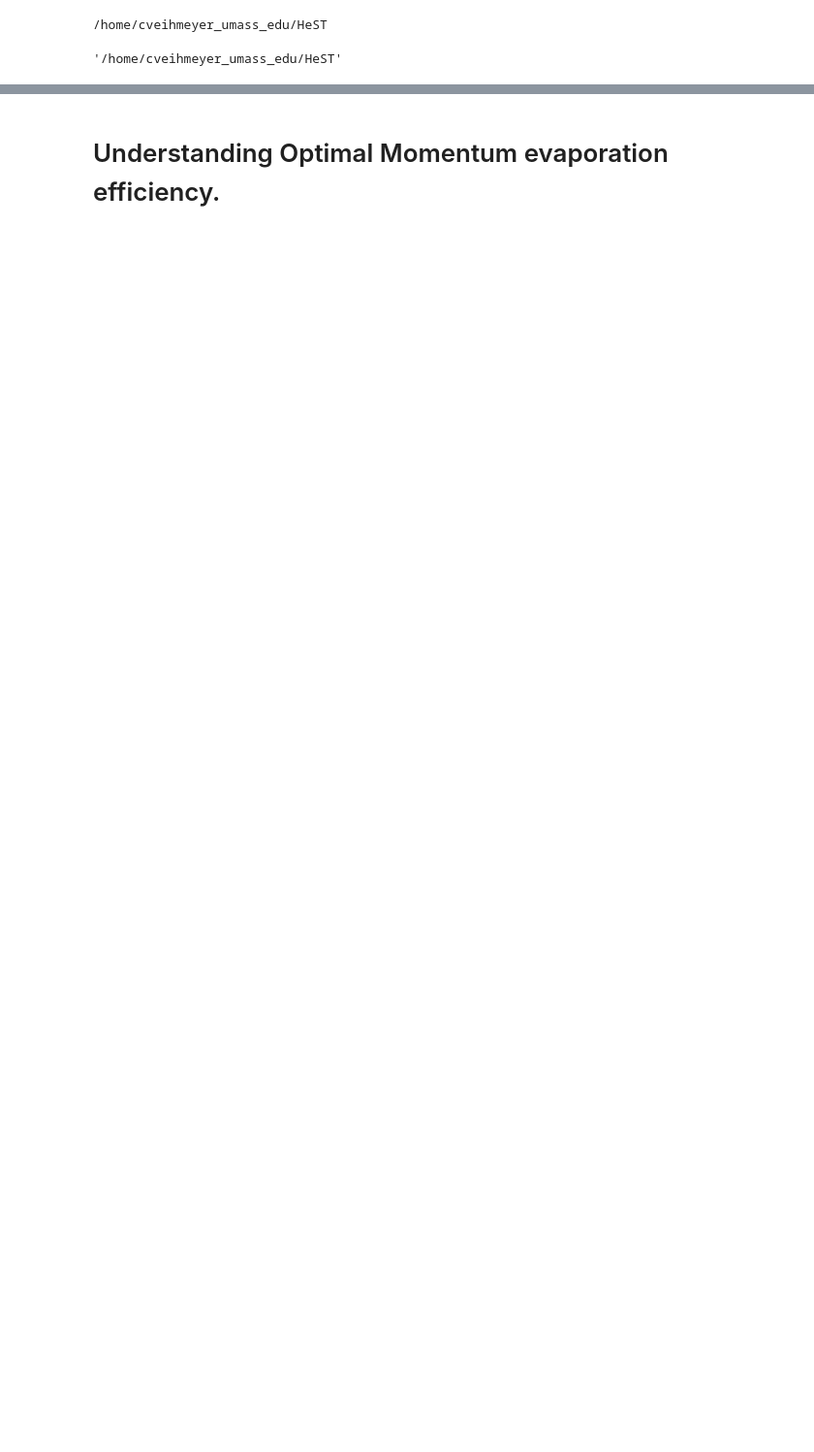
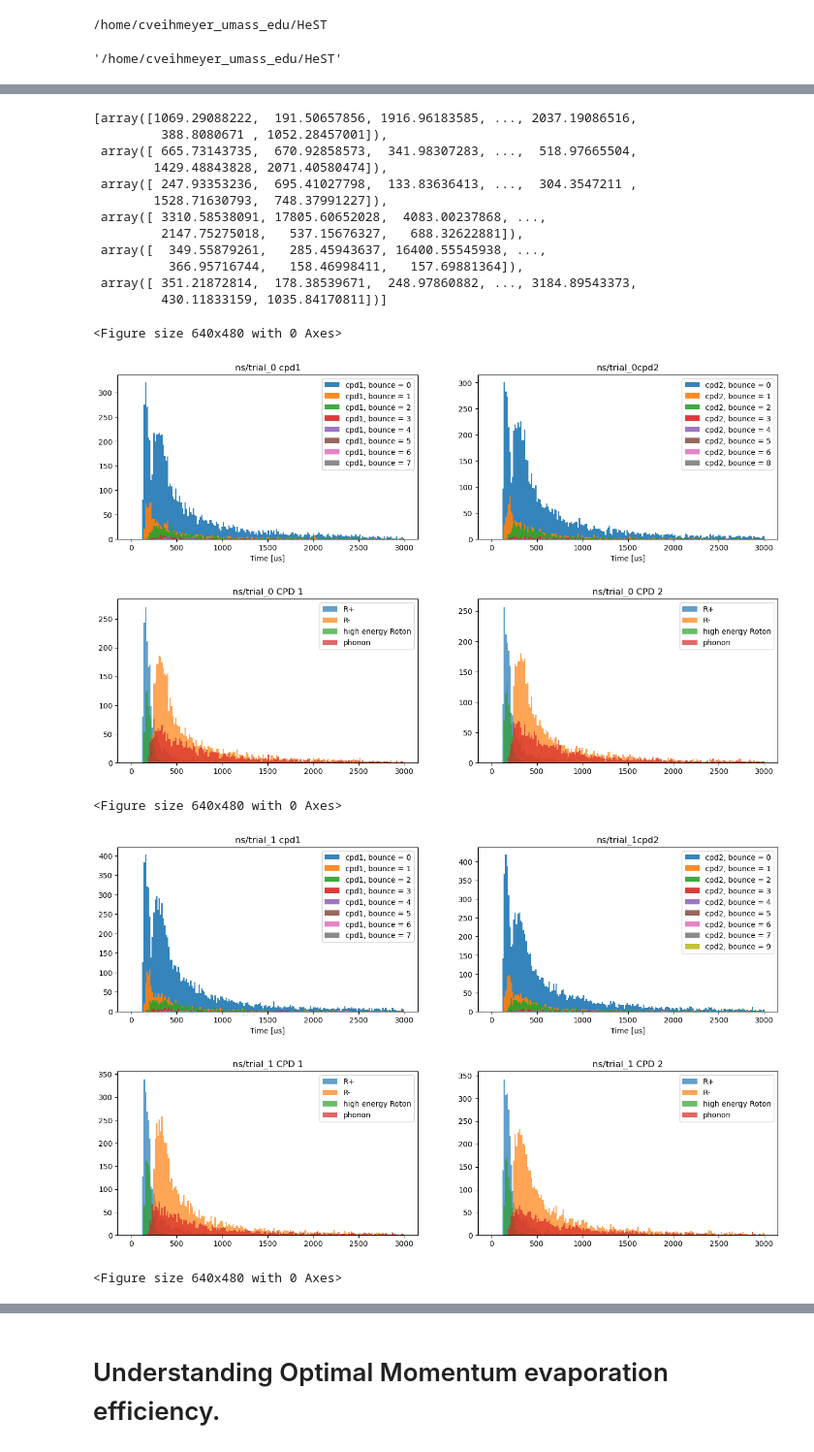
Before and after one commit to spice-herald/HeST, a Jupyter notebook: analysis/unity_analysis.ipynb, the cells around one changed output, grey strips where cells are left out. Shown at 97% size. Cells and saved outputs as stored; diff of their text form; code cells hidden in the pictures; blank space fills up the shorter version.

```diff
--- a/analysis/unity_analysis.ipynb
+++ b/analysis/unity_analysis.ipynb
@@ -30,13 +30,10 @@ with open('./data/new_batch_pracrice.pkl', 'rb') as f:
 # %%
 plot_hist_flavors(slurm_practice)
 # %%
-phonon = np.linspace(0.2, 0.4, 3)
-r_minus = np.linspace(0.15, 0.45, 3)
-r_plus = np.linspace(0.3, 0.7, 3)
+refl_prob = np.linspace(0.1, 0.9, 9)
+evap_eff = np.linspace(0.1, 0.9, 9)
+rr, ee = np.meshgrid(refl_prob, evap_eff)
 
-
-pp, rm, rp = np.meshgrid(phonon, r_minus, r_plus)
-
-combinations = np.round(np.column_stack((pp.ravel(), rm.ravel(), rp.ravel())), 3)
+combinations = np.round(np.column_stack((rr.ravel(), ee.ravel())), 3)
 # %%
 print(combinations)
@@ -68,13 +47,14 @@ name_directory =os.path.join('', time.strftime('%y%m%d', time.gmtime()))
 import numpy as np
 num_quasiparticles = np.random.randint(low = 10000, high= 60000, size=1000)
 
-with open(os.path.join('parameters', 'sweep_mom_bins.txt'), 'a+') as f:
-    for i, eff in enumerate(combinations):
-        f.write(f'/work/pi_shertel_umass_edu/quasiparticle_simulation/waveform_comparison/sweep_mom_bins/trial_{i}.pkl')
+with open(os.path.join('parameters', 'sweep_refl_evap.txt'), 'a+') as f:
+    for i, (refl, evap) in enumerate(combinations):
+        f.write(f'/work/pi_shertel_umass_edu/quasiparticle_simulation/waveform_comparison/sweep_refl_evap/trial_{i}.pkl')
         f.write(' ')
+        f.write(f'{refl}')
         f.write(' ')
-        for ii in eff:
-            f.write(f'{ii},')
+        for ii in range(3):
+            f.write(f'{evap},')
         f.write('\n')
 # %%
 # the goal of this is to sweep through the files, collect the channel sums, and then move save that and move on.
@@ -387,0 +335,4 @@ fig.savefig('sweep_2d_refl_evap.png', dpi=300)
+# %%
+trial_list = glob.glob('/work/pi_shertel_umass_edu/quasiparticle_simulation/waveform_comparison/sweep_mom_bins/trial_*.pkl')
+config_list = glob.glob('/work/pi_shertel_umass_edu/quasiparticle_simulation/waveform_comparison/sweep_mom_bins/config_*.csv')
+matched_pairs = get_file_map(config_list=config_list, trial_list=trial_list)
@@ -387,0 +342,22 @@ fig.savefig('sweep_2d_refl_evap.png', dpi=300)
+# %%
+extract_pulse(trial_list[0:3])
+# %% [output]
+[array([1069.29088222,  191.50657856, 1916.96183585, ..., 2037.19086516,
+         388.8080671 , 1052.28457001]),
+ array([ 665.73143735,  670.92858573,  341.98307283, ...,  518.97665504,
+        1429.48843828, 2071.40580474]),
+ array([ 247.93353236,  695.41027798,  133.83636413, ...,  304.3547211 ,
+        1528.71630793,  748.37991227]),
+ array([ 3310.58538091, 17805.60652028,  4083.00237868, ...,
+         2147.75275018,   537.15676327,   688.32622881]),
+ array([  349.55879261,   285.45943637, 16400.55545938, ...,
+          366.95716744,   158.46998411,   157.69881364]),
+ array([ 351.21872814,  178.38539671,  248.97860882, ..., 3184.89543373,
+         430.11833159, 1035.84170811])]
+<Figure size 640x480 with 0 Axes>
+[figure, added]
+[figure, added]
+<Figure size 640x480 with 0 Axes>
+[figure, added]
+[figure, added]
+<Figure size 640x480 with 0 Axes>
```
Also changed, not shown: parts of 28 cells of this notebook, 5 other files.
